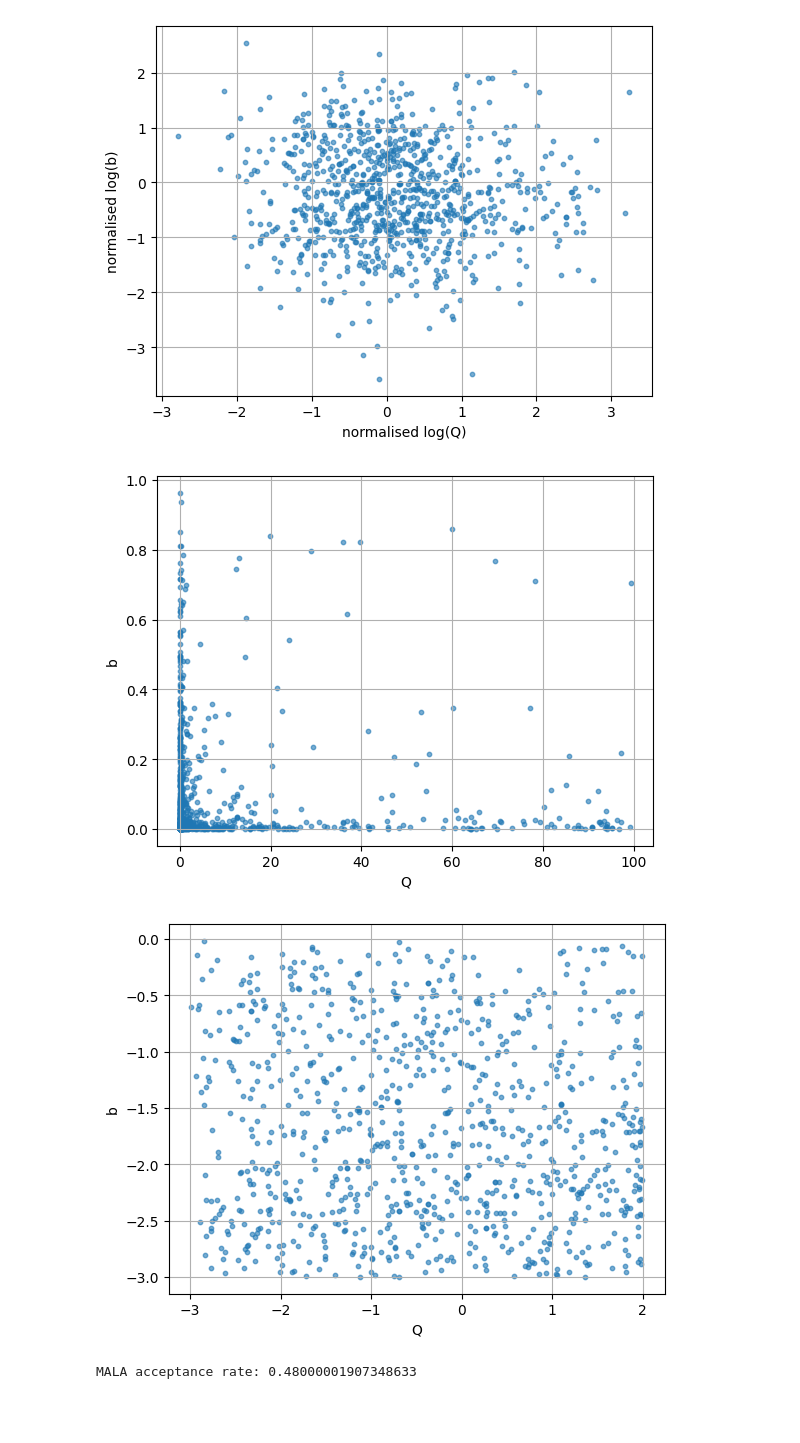
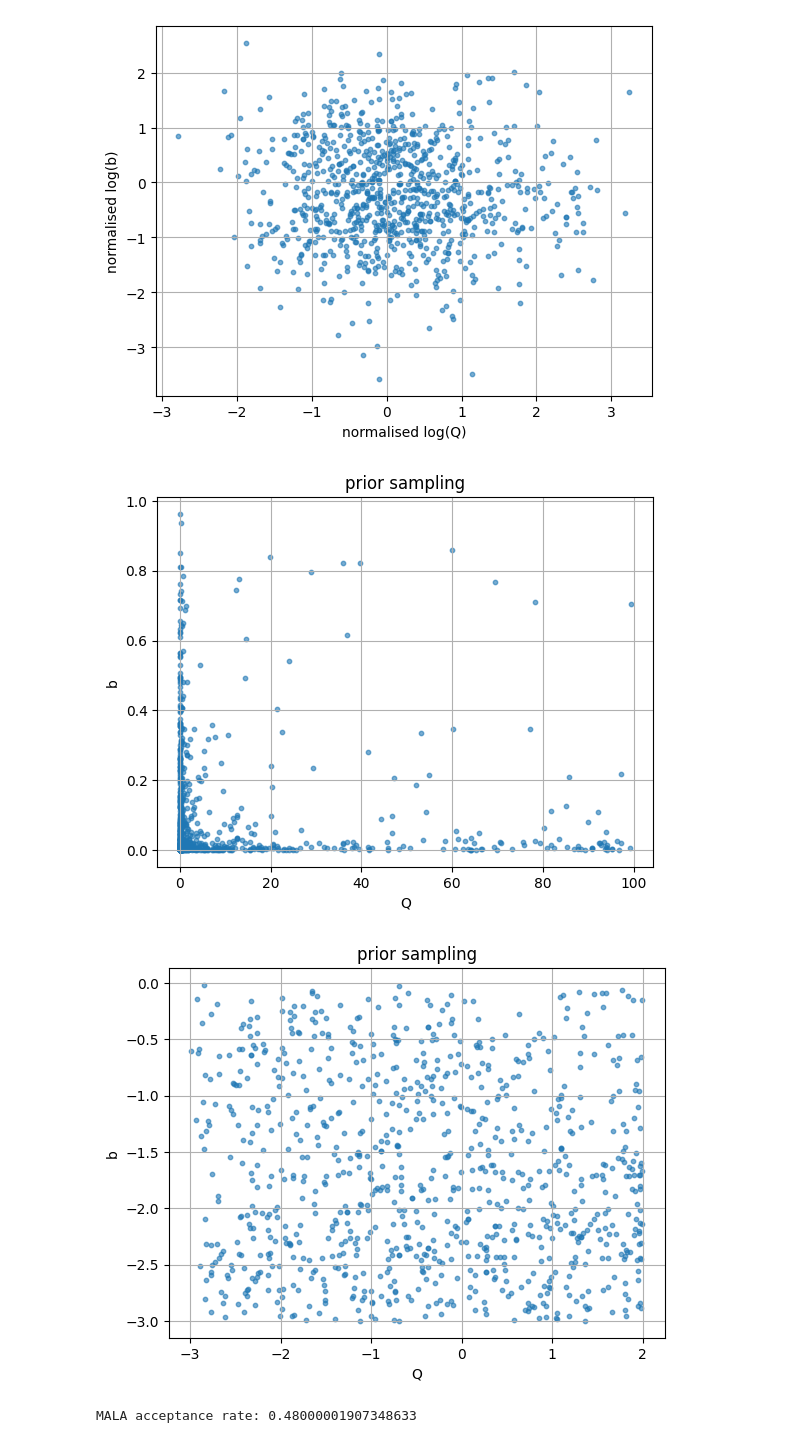
Before and after one commit to kerfriden/jax_constitutive_law, a Jupyter notebook: jax_cl_3.ipynb, the cells around one changed output. Cells and saved outputs as stored; diff of their text form; code cells hidden in the pictures; blank space fills up the shorter version.

```diff
--- a/jax_cl_3.ipynb
+++ b/jax_cl_3.ipynb
@@ -2265,3 +2260,15 @@ loss = lambda theta : unpack_and_loss(theta,simulate_and_loss)
+# %%
+def forward_sigma11(params):
+    state0 = {"epsilon_p": jnp.zeros(6), "p": jnp.array(0.0), "X": jnp.zeros(6)}
+    _, saved = simulate(constitutive_update_fn, state0, load_ts, params)
+    return saved["fields"]["sigma"][:, 0]
+
+def simulate_and_loss(params):
+    pred = forward_sigma11(params)
+    r = pred - sigma_xx_obs
+    return 0.5 * jnp.mean(r * r)
+
+loss = make_loss(simulate_and_loss)
 # %% [markdown]
 ## Run optimizer
 # %%
@@ -2426,27 +2433,27 @@ def make_mala(logpi):
         return thetas_kept, acc_rate
 
     return mala_step, run_chain
+
+def make_mala_unit_gaussian_prior(loglik):
+
+    def logprior(theta):
+        # Unit Gaussian prior on *raw* unconstrained theta
+        return -0.5 * jnp.dot(theta, theta)
+
+    def logpost(theta):
+        return loglik(theta) + logprior(theta)
+
+    _ , run_mala = make_mala(logpost)
+
+    return run_mala
 # %%
-noise_std = 1.e6  # one constant σ for all points
-
 def loglik(theta):
     # Drop the normalization constant (it doesn't depend on theta and cancels in MALA/MH).
     # i.i.d. N(0, σ^2): log p(y|θ,σ) = const - (1/(σ^2)) * 0.5*sum r^2
+    noise_std = 1.e6
     return -(0.5 / (noise_std**2)) * loss(theta)
 
-def logprior(theta):
-    # Unit Gaussian prior on *raw* unconstrained theta
-    return -0.5 * jnp.dot(theta, theta)
-
-def logpost(theta):
-    return loglik(theta) + logprior(theta)
-
-# pick the density you want to target:
-target_logpi = logpost          # full posterior
-# target_logpi = loglik         # likelihood-only, if you want that instead
-# target_logpi = loglik_only    # etc.
-
-_ , run_mala = make_mala(target_logpi)
+run_mala = make_mala_unit_gaussian_prior(loglik)
 
 key = random.PRNGKey(0)
 samples, acc_rate = run_mala(
@@ -2474,23 +2481,25 @@ plt.show()
 # %%
 params = map_to_params(space, samples)
 
 Q = jax.device_get(params["Q"]).ravel()
 b = jax.device_get(params["b"]).ravel()
 
 plt.figure()
 plt.scatter(Q, b, s=10, alpha=0.6)  # x=Q, y=b
 plt.xlabel("Q")
 plt.ylabel("b")
 plt.grid(True)
+plt.title('prior sampling')
 plt.show()
 
 plt.figure()
 plt.scatter(jnp.log10(Q), jnp.log10(b), s=10, alpha=0.6)  # x=Q, y=b
 plt.xlabel("Q")
 plt.ylabel("b")
 plt.grid(True)
+plt.title('prior sampling')
 plt.show()
 # %% [output]
-[figure, old version]
+[figure, new version]
-[figure, old version]
+[figure, new version]
 # %%
```
Also changed, not shown: parts of 14 cells of this notebook.
